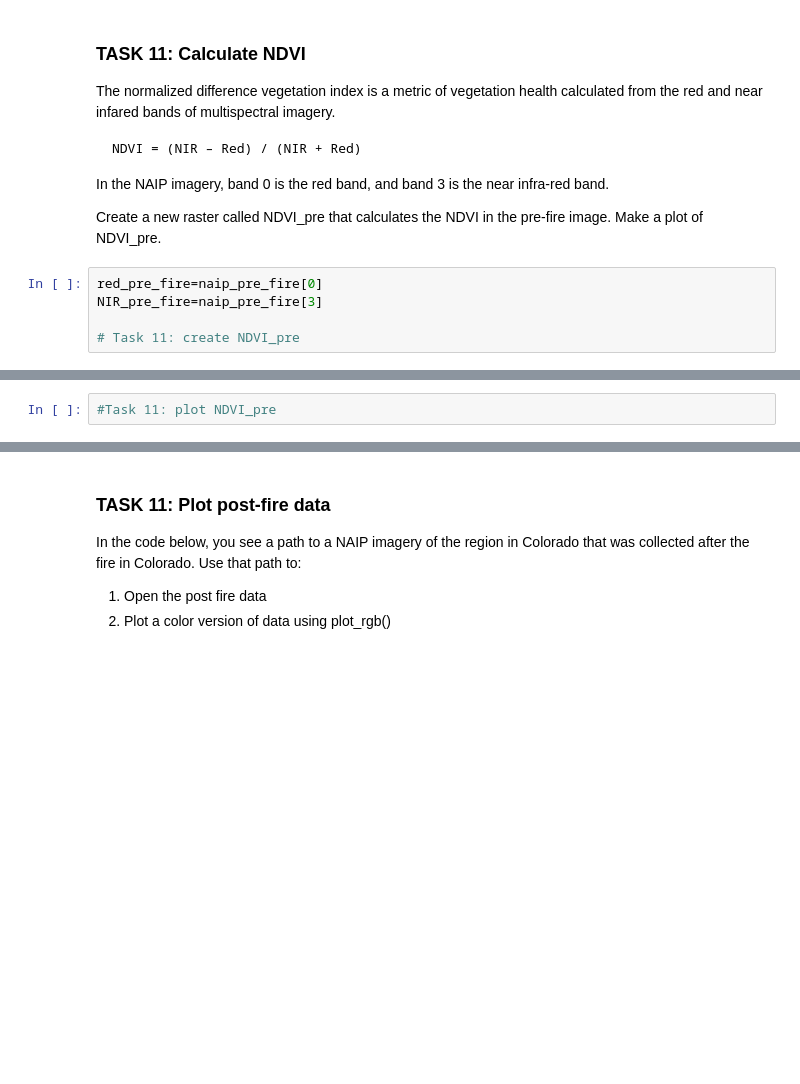
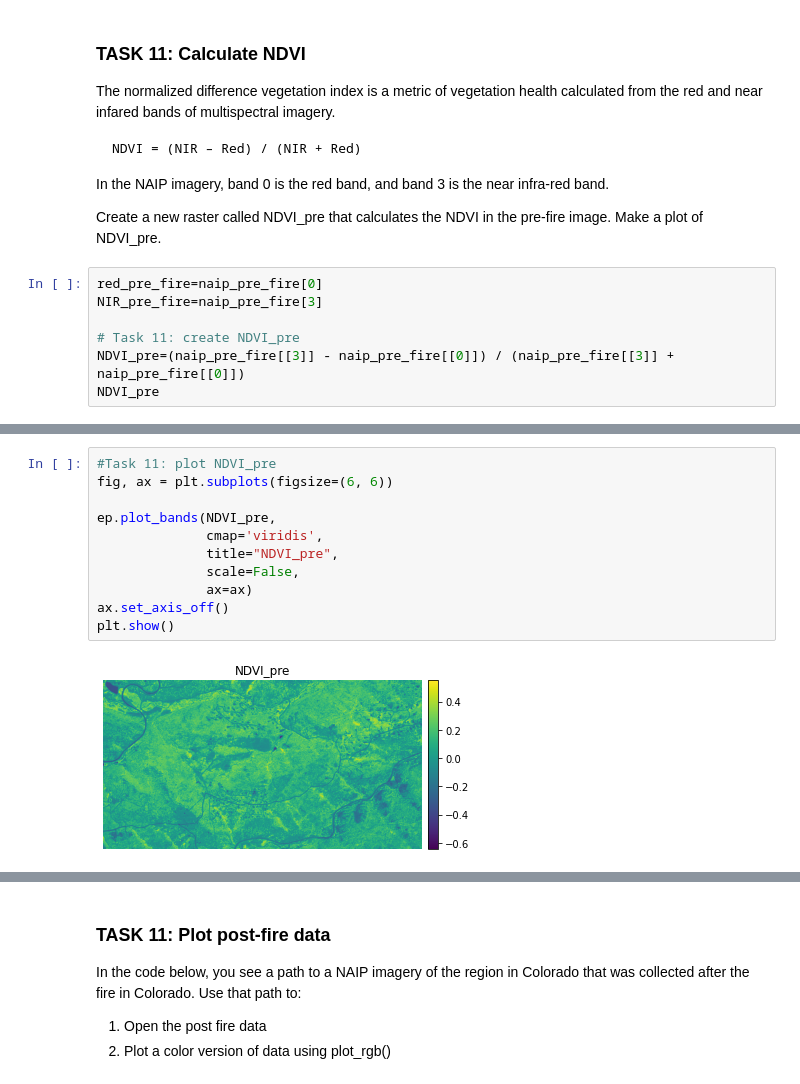
Before and after one commit to nalamry/EnvDatSci22, a Jupyter notebook: CodeSprints/RasterData101.ipynb, the cells around one changed output, grey strips where cells are left out. Drawn from its saved outputs; the diff is of its cells as text; blank space fills up the shorter version.

```diff
--- a/CodeSprints/RasterData101.ipynb
+++ b/CodeSprints/RasterData101.ipynb
@@ -596,3 +596,5 @@ red_pre_fire=naip_pre_fire[0]
 NIR_pre_fire=naip_pre_fire[3]
 
 # Task 11: create NDVI_pre
+NDVI_pre=(naip_pre_fire[[3]] - naip_pre_fire[[0]]) / (naip_pre_fire[[3]] + naip_pre_fire[[0]])
+NDVI_pre
@@ -599,2 +615,13 @@ NIR_pre_fire=naip_pre_fire[3]
-# %%
-#Task 11: plot NDVI_pre
+# %%
+#Task 11: plot NDVI_pre
+fig, ax = plt.subplots(figsize=(6, 6))
+
+ep.plot_bands(NDVI_pre,
+              cmap='viridis',
+              title="NDVI_pre",
+              scale=False,
+              ax=ax)
+ax.set_axis_off()
+plt.show()
+# %% [output]
+[figure, added]
```
Also changed, not shown: parts of 11 cells of this notebook.
